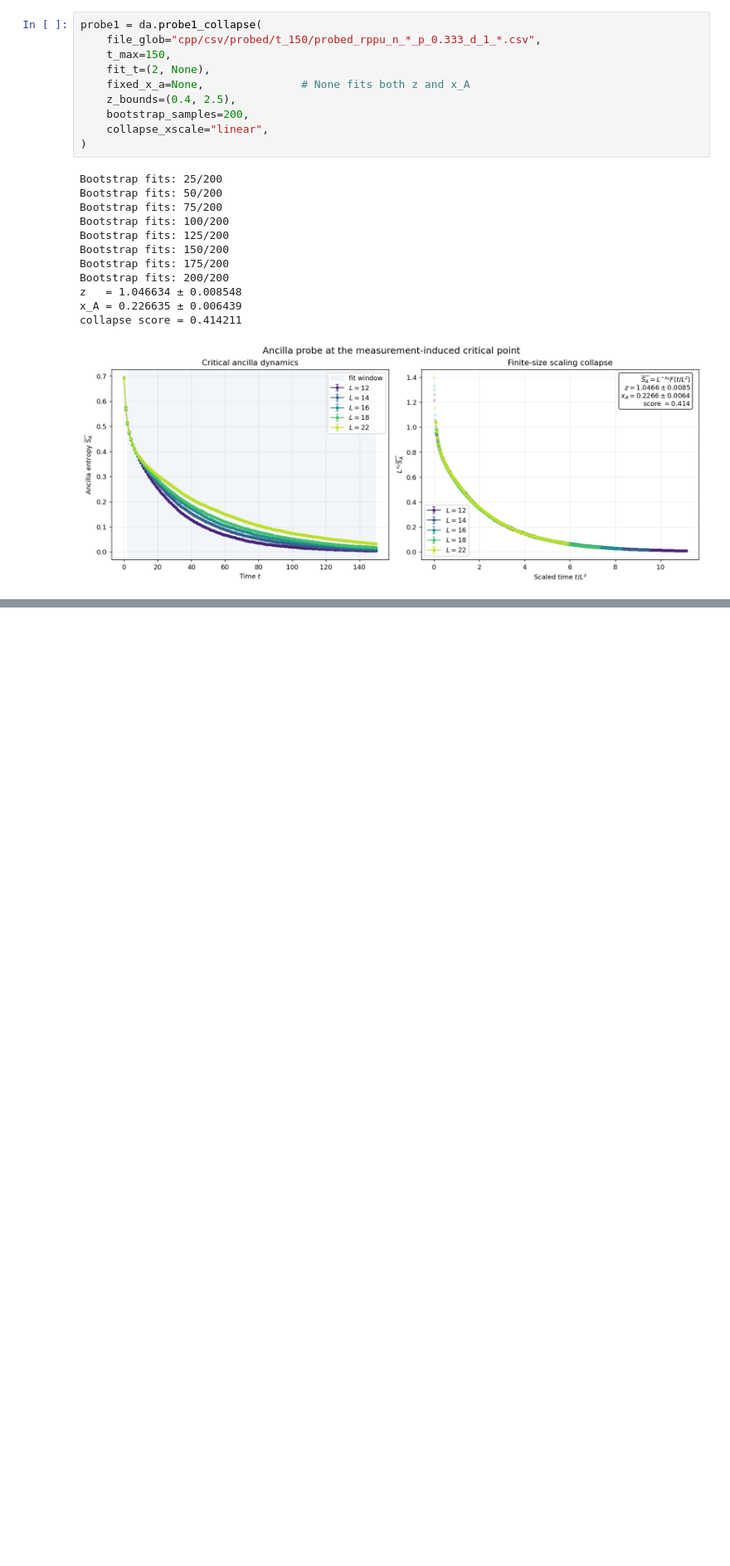
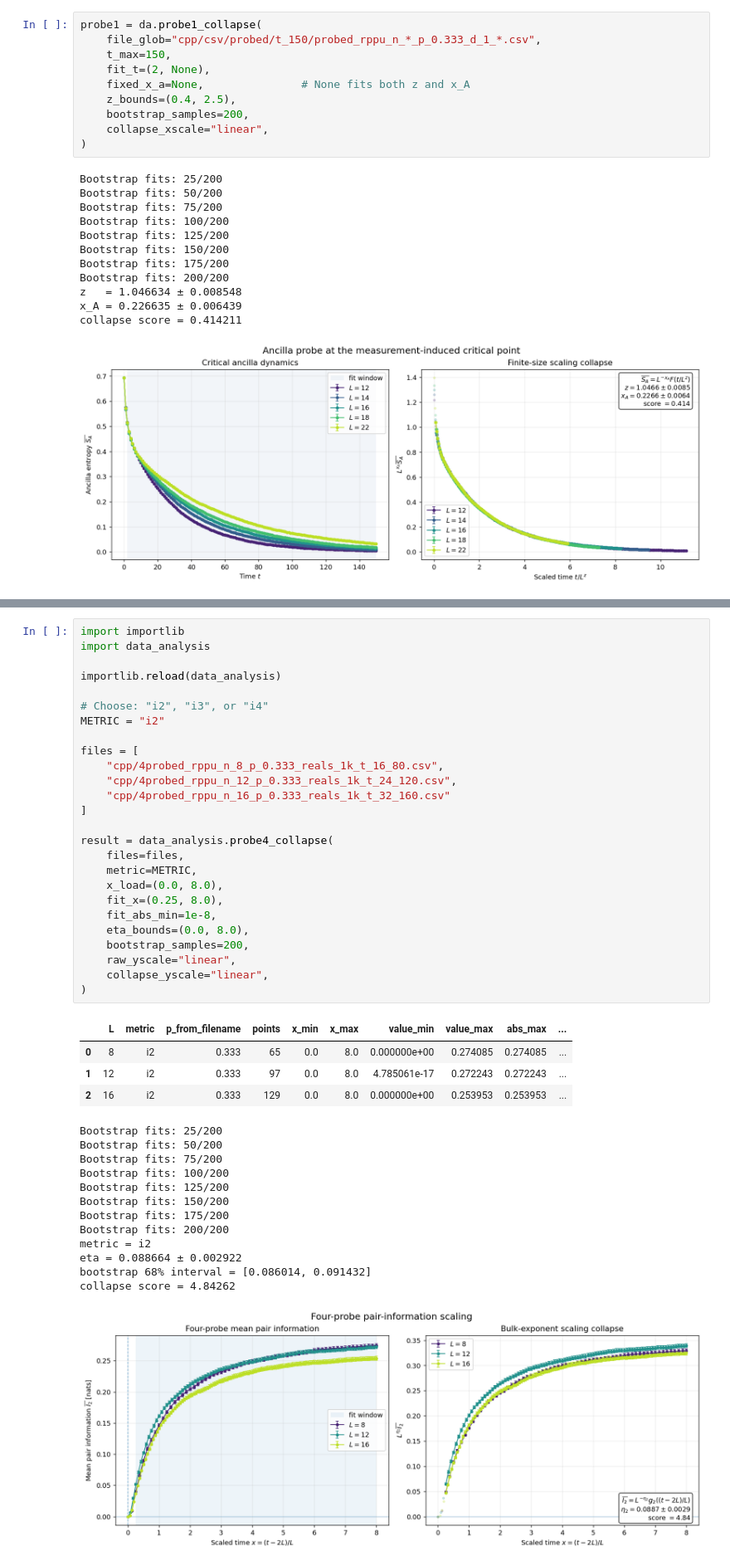
Before and after one commit to amarce4/mipt, a Jupyter notebook: python/visualize.ipynb, the cells around one changed output, grey strips where cells are left out. Shown at 83% size. Drawn from its saved outputs; the diff is of its cells as text; blank space fills up the shorter version.

```diff
--- a/python/visualize.ipynb
+++ b/python/visualize.ipynb
@@ -169,0 +246,44 @@ Importing L=18: cpp/csv/dist_scaling/rppu/dist_scaling_rppu_n_18_periods_36_p_0.
+# %%
+import importlib
+import data_analysis
+
+importlib.reload(data_analysis)
+
+# Choose: "i2", "i3", or "i4"
+METRIC = "i2"
+
+files = [
+    "cpp/4probed_rppu_n_8_p_0.333_reals_1k_t_16_80.csv",
+    "cpp/4probed_rppu_n_12_p_0.333_reals_1k_t_24_120.csv",
+    "cpp/4probed_rppu_n_16_p_0.333_reals_1k_t_32_160.csv"
+]
+
+result = data_analysis.probe4_collapse(
+    files=files,
+    metric=METRIC,
+    x_load=(0.0, 8.0),
+    fit_x=(0.25, 8.0),
+    fit_abs_min=1e-8,
+    eta_bounds=(0.0, 8.0),
+    bootstrap_samples=200,
+    raw_yscale="linear",
+    collapse_yscale="linear",
+)
+# %% [output]
+|  | L | metric | p_from_filename | points | x_min | x_max | value_min | value_max | abs_max | ... |
+| 0 | 8 | i2 | 0.333 | 65 | 0.0 | 8.0 | 0.000000e+00 | 0.274085 | 0.274085 | ... |
+| 1 | 12 | i2 | 0.333 | 97 | 0.0 | 8.0 | 4.785061e-17 | 0.272243 | 0.272243 | ... |
+| 2 | 16 | i2 | 0.333 | 129 | 0.0 | 8.0 | 0.000000e+00 | 0.253953 | 0.253953 | ... |
+Bootstrap fits: 25/200
+Bootstrap fits: 50/200
+Bootstrap fits: 75/200
+Bootstrap fits: 100/200
+Bootstrap fits: 125/200
+Bootstrap fits: 150/200
+Bootstrap fits: 175/200
+Bootstrap fits: 200/200
+metric = i2
+eta = 0.088664 ± 0.002922
+bootstrap 68% interval = [0.086014, 0.091432]
+collapse score = 4.84262
+[figure, added]
```
Also changed, not shown: parts of 6 cells of this notebook, 15 other files.
